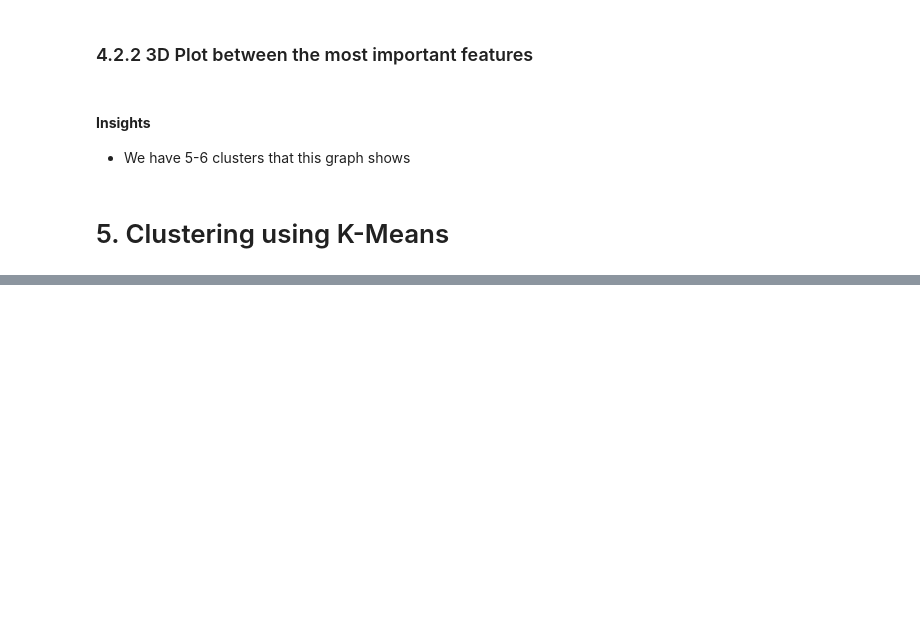
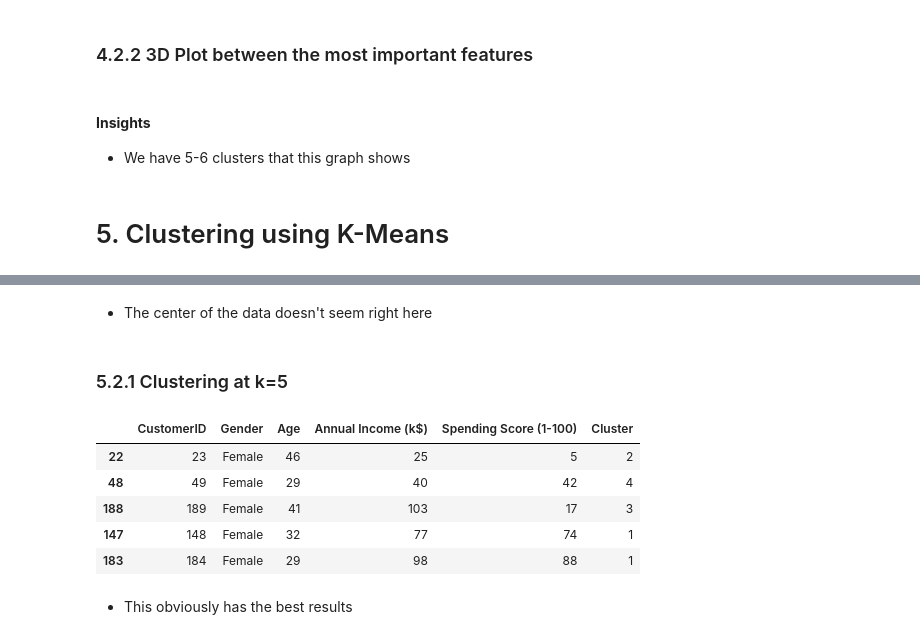
Before and after one commit to Zayed-2211/mall-customer-analysis, a Jupyter notebook: notebook.ipynb, the cells around one changed output, grey strips where cells are left out. Cells and saved outputs as stored; diff of their text form; code cells hidden in the pictures; blank space fills up the shorter version.

```diff
--- a/notebook.ipynb
+++ b/notebook.ipynb
@@ -322,0 +410,21 @@ fig.show()
+# %% [markdown]
+- The center of the data doesn't seem right here
+# %% [markdown]
+### 5.2.1 Clustering at k=5
+# %%
+# Copy the data
+df_k6 = df.copy(deep=True)
+
+# Apply KMeans clustering with K=5
+kmeans = KMeans(n_clusters=6, random_state=00)
+df_k6['Cluster'] = kmeans.fit_predict(df[['Age', 'Annual Income (k$)', 'Spending Score (1-100)']])
+
+# Check the cluster assignments
+df_k6.sample(5)
+# %% [output]
+|  | CustomerID | Gender | Age | Annual Income (k$) | Spending Score (1-100) | Cluster |
+| 22 | 23 | Female | 46 | 25 | 5 | 2 |
+| 48 | 49 | Female | 29 | 40 | 42 | 4 |
+| 188 | 189 | Female | 41 | 103 | 17 | 3 |
+| 147 | 148 | Female | 32 | 77 | 74 | 1 |
+| 183 | 184 | Female | 29 | 98 | 88 | 1 |
@@ -322,0 +466,2 @@ fig.show()
+# %% [markdown]
+- This obviously has the best results
```
Also changed, not shown: parts of 9 cells of this notebook.
